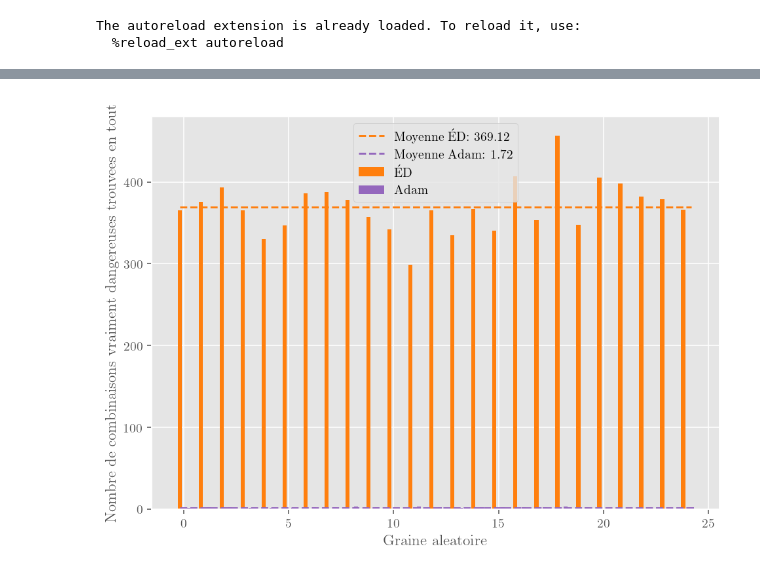
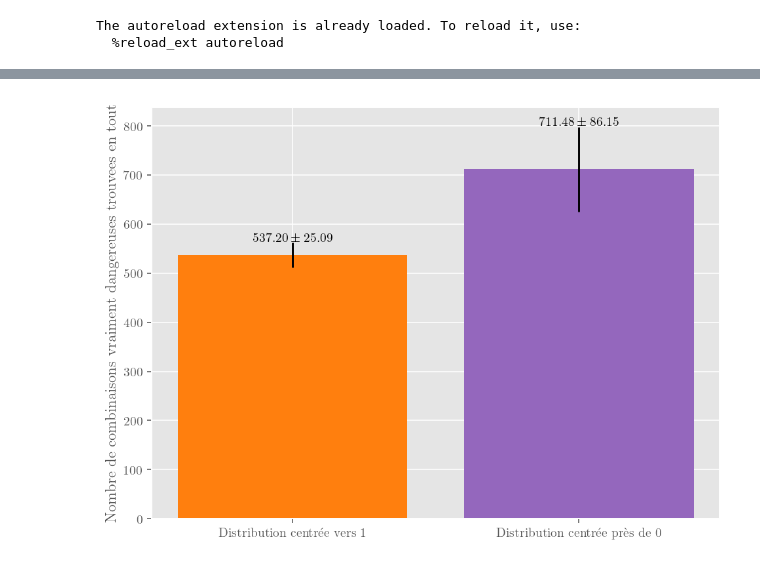
Before and after one commit to Quoding/optimneuralbandits, a Jupyter notebook: testing/viz/vizualize_perf_metrics.ipynb, the cells around one changed output, grey strips where cells are left out. Drawn from its saved outputs; the diff is of its cells as text; code cells hidden in the pictures.

Commit message:
Fix bugs, modify metrics
Replace jaccard by precision - jaccard is just more misleading
Fix bug related to torch device

```diff
--- a/testing/viz/vizualize_perf_metrics.ipynb
+++ b/testing/viz/vizualize_perf_metrics.ipynb
@@ -84,7 +110,7 @@ fig, (ax1, ax2) = plt.subplots(2, 1, sharex=True)
 fig.subplots_adjust(hspace=0.1)  # adjust space between axes
 # zoom-in / limit the view to different portions of the data
 ax1.set_ylim(0.9, 1.0)  # outliers only
-ax2.set_ylim(0, 0.02)  # most of the data
+ax2.set_ylim(0, 0.2)  # most of the data
 # hide the spines between ax and ax2
 ax1.spines.bottom.set_visible(False)
 ax2.spines.top.set_visible(False)
@@ -130,7 +156,7 @@ ax2.plot([0, 1], [1, 1], transform=ax2.transAxes, **kwargs)
 ax2.set_xlabel("Essais")
 # ax2.set_ylabel("Indice de Jaccard pour le pas de temps")
 # ax1.set_ylim(0, 1.05)
-fig.text(0.03, 0.5, 'Indice de Jaccard pour le pas de temps', va='center', rotation='vertical')
+fig.text(0.03, 0.5, 'Rappel pour le pas de temps', va='center', rotation='vertical')
 fig.legend()
 
 # fig.tight_layout()
@@ -145,7 +232,7 @@ fig, (ax1, ax2) = plt.subplots(2, 1, sharex=True)
 fig.subplots_adjust(hspace=0.1)  # adjust space between axes
 # zoom-in / limit the view to different portions of the data
 ax1.set_ylim(0.9, 1.0)  # outliers only
-ax2.set_ylim(0, 0.001)  # most of the data
+ax2.set_ylim(0, 0.5)  # most of the data
 # hide the spines between ax and ax2
 ax1.spines.bottom.set_visible(False)
 ax2.spines.top.set_visible(False)
@@ -191,7 +278,7 @@ ax2.plot([0, 1], [1, 1], transform=ax2.transAxes, **kwargs)
 ax2.set_xlabel("Essais")
 # ax2.set_ylabel("Indice de Jaccard pour le pas de temps")
 # ax1.set_ylim(0, 1.05)
-fig.text(0.03, 0.5, 'Indice de Jaccard pour tous les pas de temps précédents', va='center', rotation='vertical')
+fig.text(0.03, 0.5, 'Rappel pour tous les pas de temps précédents', va='center', rotation='vertical')
 fig.legend()
 
 
@@ -218,7 +367,7 @@ for i, exp in enumerate(metrics_dict.keys()):
         alpha=0.3,
     )
     plt.xlabel("Essais")
-    plt.ylabel("Ratio$_{app}$ pour le pas de temps")
+    plt.ylabel("Précision pour le pas de temps")
 plt.legend()
 plt.ylim(0, 1.05)
 plt.tight_layout()
@@ -243,7 +392,7 @@ for i, exp in enumerate(metrics_dict.keys()):
         alpha=0.3,
     )
     plt.xlabel("Essais")
-    plt.ylabel("Ratio$_{app}$ sur tous les pas de temps précédents")
+    plt.ylabel("Précision sur tous les pas de temps, incluant les précédents")
 plt.legend()
 plt.ylim(0, 1.05)
 plt.tight_layout()
@@ -333,41 +482,31 @@ plt.savefig(f'images/polypharmacy/perf/{prefix}_{metric}_{labels_fn}')
 # %%
 # Plot ratio found pat
 metric = "n_inter_alls"
 n_inter_means = []
+n_inter_stds = []
+
 for i, exp in enumerate(experiments):
     n_inters = []
     for j in range(n_runs):
         n_inters.append(metrics_dict[exp][metric][j][-1])
 
-    seeds = np.arange(len(n_inters))
     n_inters = np.array(n_inters)
-    mean = n_inters.mean()
+    mean = np.nanmean(n_inters)
     n_inter_means.append(mean)
-    if i % 2 == 0:
-        plt.bar(seeds - 0.2, n_inters, width=0.2, label=labels[i], color=colors[i])
-        plt.plot(
-            [min(seeds) - 0.2, max(seeds) + 0.2],
-            [mean] * 2,
-            label=f"Moyenne {labels[i]}: {mean}",
-            color=colors[i],
-            linestyle="dashed",
-        )
-    else:
-        plt.bar(seeds + 0.2, n_inters, width=0.2,label=labels[i], color=colors[i])
-        plt.plot(
-            [min(seeds) - 0.2, max(seeds) + 0.2],
-            [mean] * 2,
-            label=f"Moyenne {labels[i]}: {mean}",
-            color=colors[i],
-            linestyle="dashed",
-        )
-plt.xlabel('Graine aleatoire')
-plt.ylabel("Nombre de combinaisons vraiment dangereuses trouvees en tout")
-plt.legend()
+    n_inter_std = np.nanstd(n_inters)
+    n_inter_stds.append(n_inter_std)
+
+fig, ax = plt.subplots()
+p1 = ax.bar(list(range(len(labels))), n_inter_means, yerr=n_inter_stds, color=colors)
+
+# plt.xlabel('Graine aleatoire')
+ax.set_xticks(list(range(len(labels))), labels=labels)
+ax.set_ylabel("Nombre de combinaisons vraiment dangereuses trouvees en tout")
+ax.bar_label(p1, labels=[f"${m:.2f} \pm {s:.2f}$" for m, s in zip(n_inter_means, n_inter_stds)])
 plt.tight_layout()
 plt.savefig(f'images/polypharmacy/perf/{prefix}_{metric}_{labels_fn}')
 # %% [output]
-[figure, old version]
+[figure, new version]
 # %%
 # Plot ratio found pat
 metric = "all_flagged_risks"
```
Also changed, not shown: parts of 16 cells of this notebook, 2 other files.
